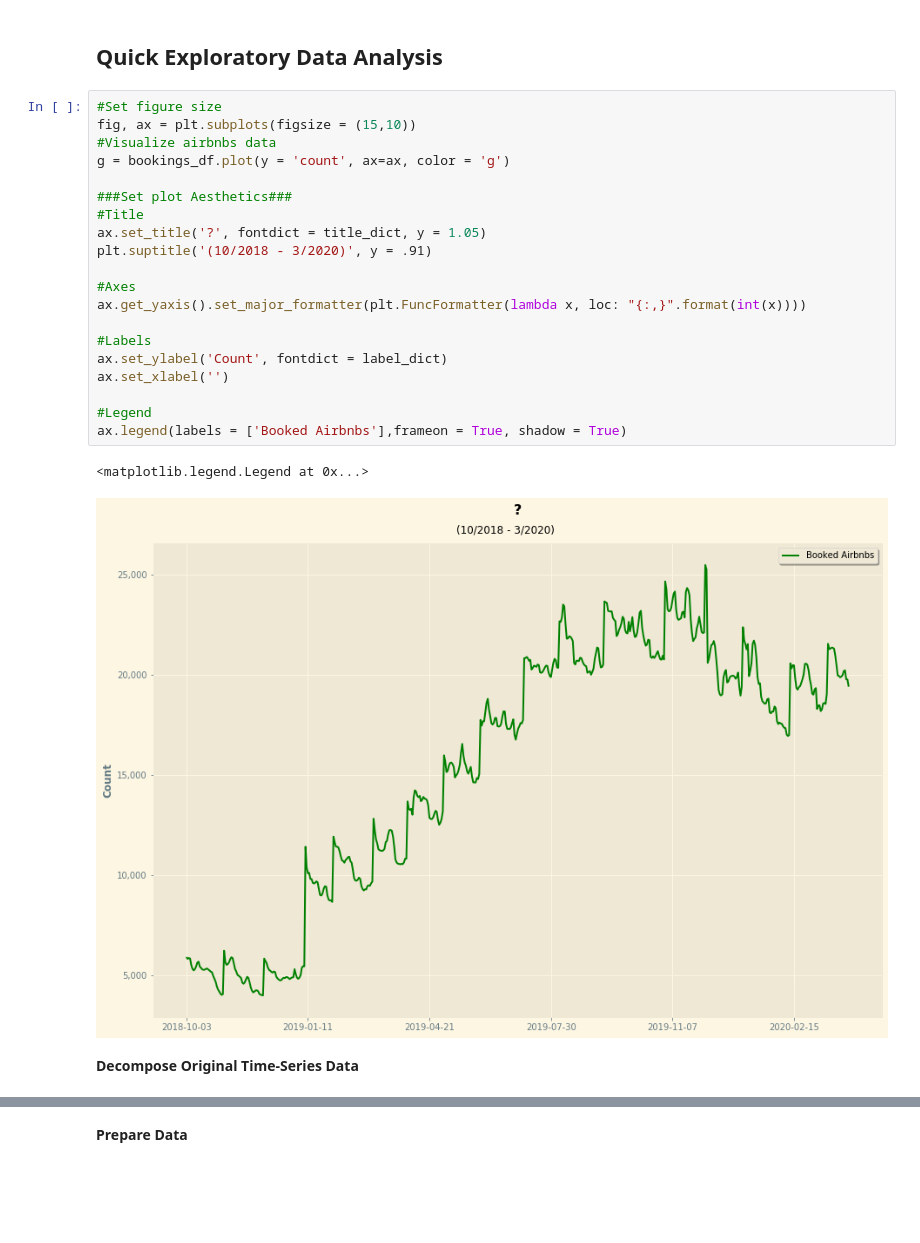
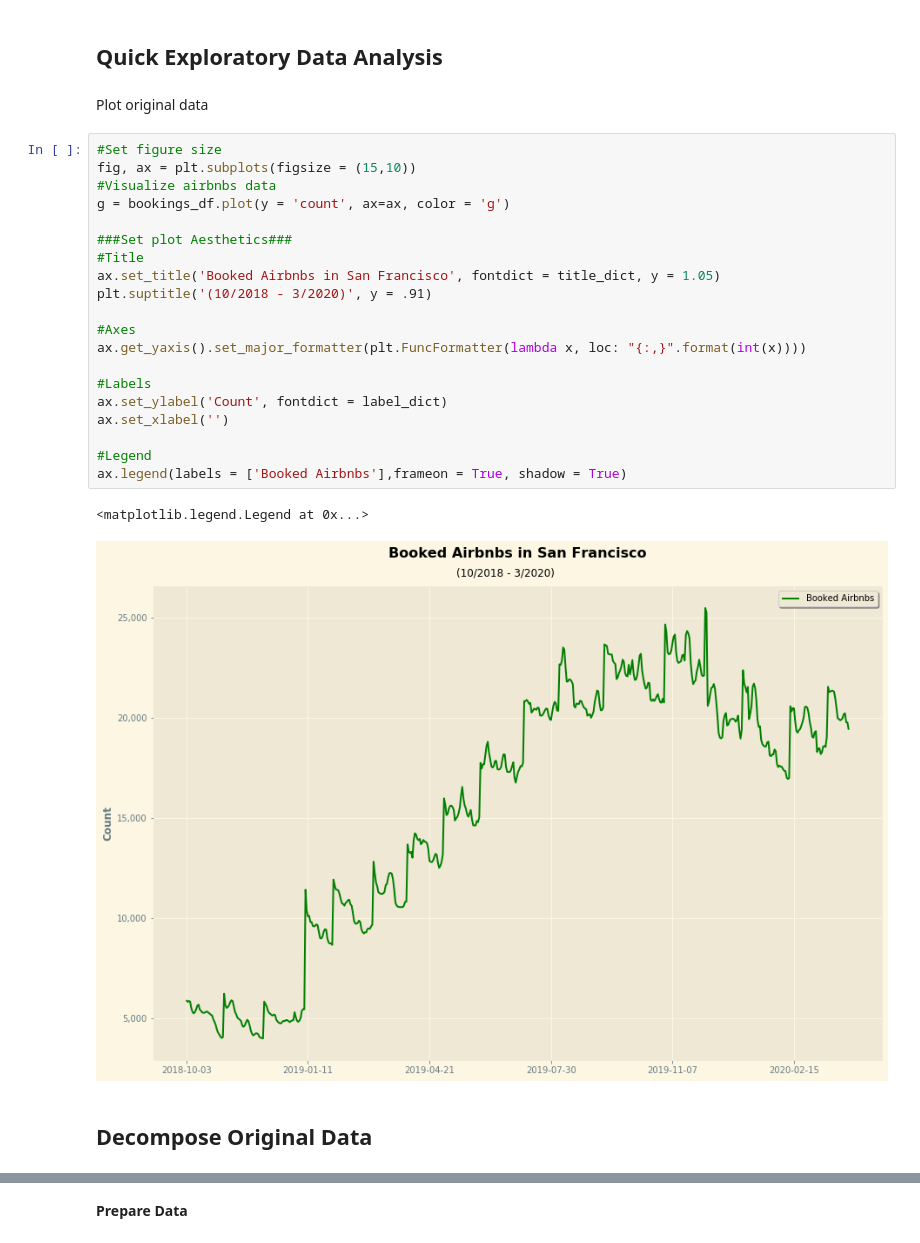
Before and after one commit to KishenSharma6/Airbnb-Analysis, a Jupyter notebook: Project Codes/05. Modeling/2020_0214_Calendar_TimeSeries.ipynb, the cells around one changed output, grey strips where cells are left out. Saved outputs shown, nothing was run; the diff lists cells and outputs as text; blank space fills up the shorter version.

```diff
--- a/Project Codes/05. Modeling/2020_0214_Calendar_TimeSeries.ipynb
+++ b/Project Codes/05. Modeling/2020_0214_Calendar_TimeSeries.ipynb
@@ -140,31 +140,33 @@ income_df.describe()
 # Time Series Analysis - Bookings Count
 # %% [markdown]
 ## Quick Exploratory Data Analysis
+# %% [markdown]
+Plot original data
 # %%
 #Set figure size
 fig, ax = plt.subplots(figsize = (15,10))
 #Visualize airbnbs data
 g = bookings_df.plot(y = 'count', ax=ax, color = 'g')
 
 ###Set plot Aesthetics###
 #Title
-ax.set_title('?', fontdict = title_dict, y = 1.05)
+ax.set_title('Booked Airbnbs in San Francisco', fontdict = title_dict, y = 1.05)
 plt.suptitle('(10/2018 - 3/2020)', y = .91)
 
 #Axes
 ax.get_yaxis().set_major_formatter(plt.FuncFormatter(lambda x, loc: "{:,}".format(int(x))))
 
 #Labels
 ax.set_ylabel('Count', fontdict = label_dict)
 ax.set_xlabel('')
 
 #Legend
 ax.legend(labels = ['Booked Airbnbs'],frameon = True, shadow = True)
 # %% [output]
 <matplotlib.legend.Legend at 0x...>
-[figure, old version]
+[figure, new version]
 # %% [markdown]
-**Decompose Original Time-Series Data**
+## Decompose Original Data
 # %%
 #Convert index to DateTimeIndex
 bookings_df.reset_index(inplace=True)
```
Also changed, not shown: parts of 66 cells of this notebook.
